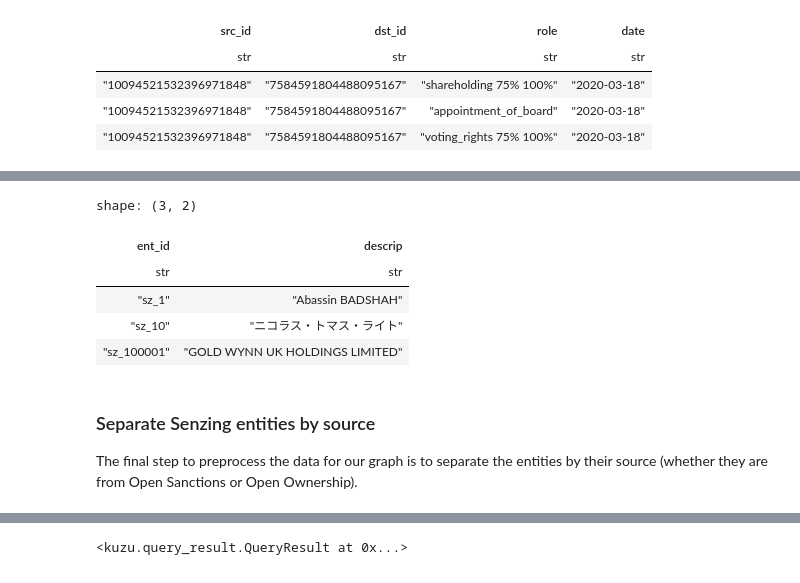
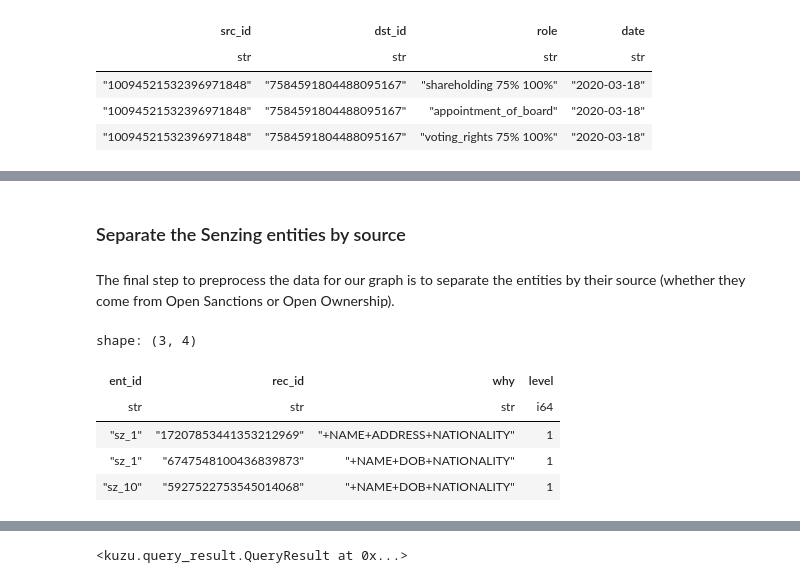
Before and after one commit to kuzudb/entity-resolved-kg-senzing-kuzu, a Jupyter notebook: create_graph.ipynb, the cells around one changed output, grey strips where cells are left out. Cells and saved outputs as stored; diff of their text form; code cells hidden in the pictures.

```diff
--- a/create_graph.ipynb
+++ b/create_graph.ipynb
@@ -160,21 +159,15 @@ The entity DataFrame `df_sz` contains multiple records for each entity, so we ne
-# %%
-df_ent = (
-    # df_sz.filter(pl.col("why").is_not_null())  # Throw away entities that don't have a "why"
-    df_sz.unique(subset=["ent_id"])
-    .select("ent_id", "descrip")
-    .sort("ent_id")
-)
-
-df_ent.head(3)
-# %% [output]
-shape: (3, 2)
-| ent_id | descrip |
-| str | str |
-| "sz_1" | "Abassin BADSHAH" |
-| "sz_10" | "ニコラス・トマス・ライト" |
-| "sz_100001" | "GOLD WYNN UK HOLDINGS LIMITED" |
+# %% [markdown]
+### Separate the Senzing entities by source
 # %% [markdown]
-### Separate Senzing entities by source
-
-The final step to preprocess the data for our graph is to separate the entities by their source (whether they are from Open Sanctions or Open Ownership).
+The final step to preprocess the data for our graph is to separate the entities by their source (whether they come from Open Sanctions or Open Ownership).
+# %%
+df_sz_oo = sz_export.df_rec.filter(pl.col("source") == "OPEN-OWNERSHIP").select("ent_id", "rec_id", "why", "level")
+df_sz_oo.head(3)
+# %% [output]
+shape: (3, 4)
+| ent_id | rec_id | why | level |
+| str | str | str | i64 |
+| "sz_1" | "17207853441353212969" | "+NAME+ADDRESS+NATIONALITY" | 1 |
+| "sz_1" | "6747548100436839873" | "+NAME+DOB+NATIONALITY" | 1 |
+| "sz_10" | "5927522753545014068" | "+NAME+DOB+NATIONALITY" | 1 |
 # %%
```
Also changed, not shown: parts of 32 cells of this notebook, 3 other files.
